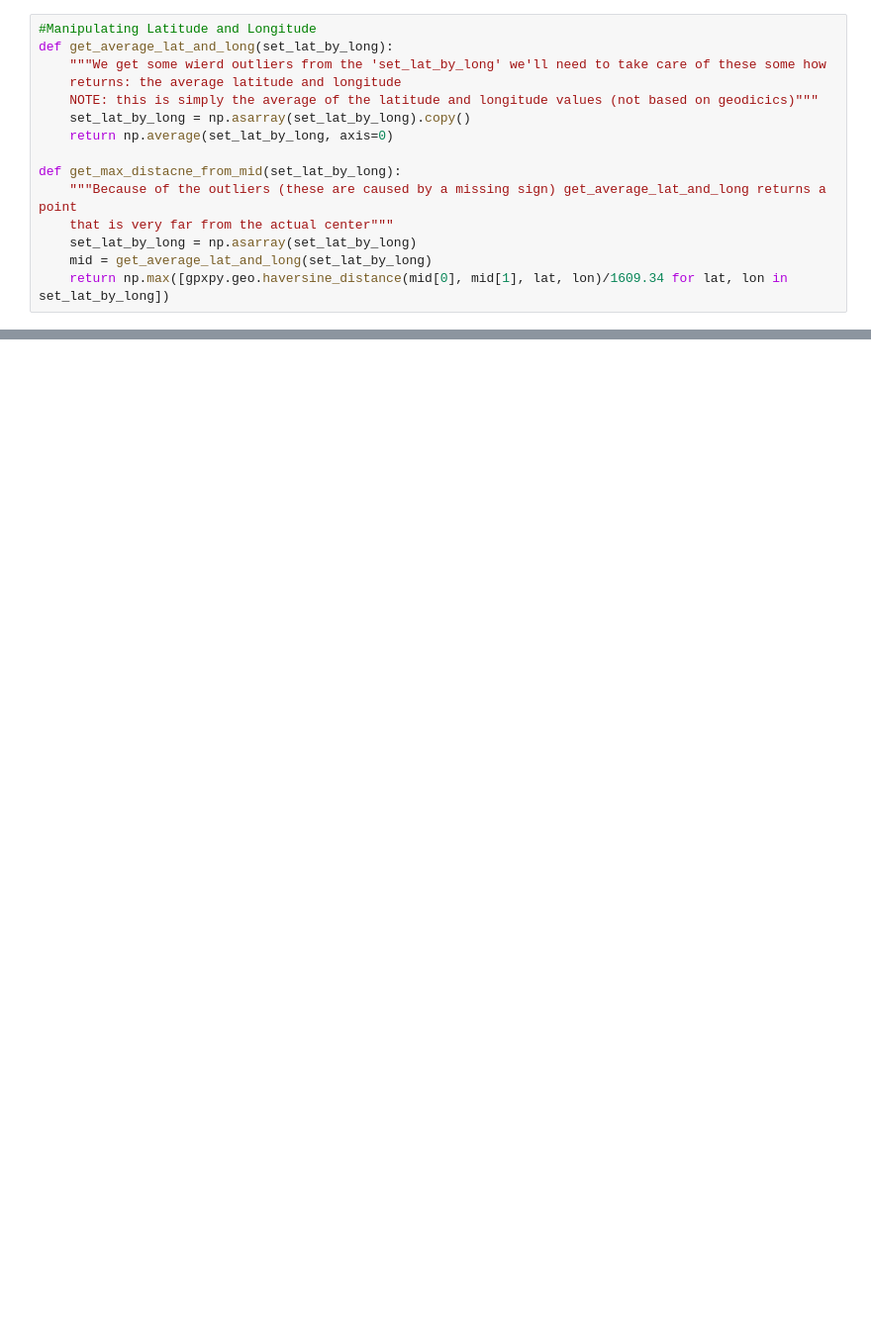
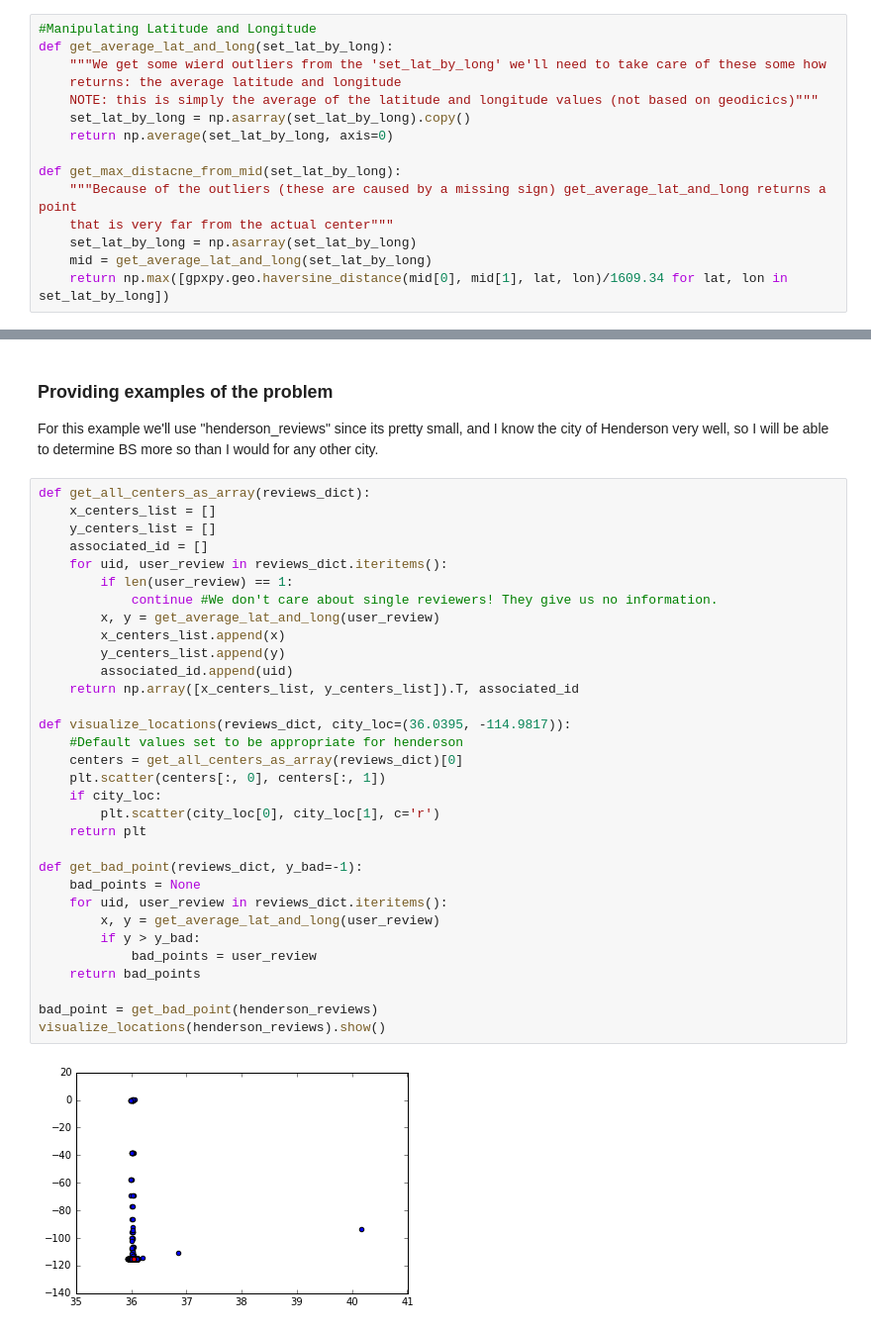
Before and after one commit to smwade/Yelp-Prediction, a Jupyter notebook: luke/Machine Learning Method.ipynb, the cells around one changed output, grey strips where cells are left out. Shown: that part at 99% size. Drawn from its saved outputs; the diff is of its cells as text; blank space fills up the shorter version.

```diff
--- a/luke/Machine Learning Method.ipynb
+++ b/luke/Machine Learning Method.ipynb
@@ -40,0 +60,37 @@ def get_max_distacne_from_mid(set_lat_by_long):
+# %% [markdown]
+### Providing examples of the problem
+For this example we'll use "henderson_reviews" since its pretty small, and I know the city of Henderson very well, so I will be able to determine BS more so than I would for any other city.
+# %%
+def get_all_centers_as_array(reviews_dict):
+    x_centers_list = []
+    y_centers_list = []
+    associated_id = []
+    for uid, user_review in reviews_dict.iteritems():
+        if len(user_review) == 1:
+            continue #We don't care about single reviewers! They give us no information.
+        x, y = get_average_lat_and_long(user_review)
+        x_centers_list.append(x)
+        y_centers_list.append(y)
+        associated_id.append(uid)
+    return np.array([x_centers_list, y_centers_list]).T, associated_id
+
+def visualize_locations(reviews_dict, city_loc=(36.0395, -114.9817)):
+    #Default values set to be appropriate for henderson
+    centers = get_all_centers_as_array(reviews_dict)[0]
+    plt.scatter(centers[:, 0], centers[:, 1])
+    if city_loc:
+        plt.scatter(city_loc[0], city_loc[1], c='r')
+    return plt
+
+def get_bad_point(reviews_dict, y_bad=-1):
+    bad_points = None
+    for uid, user_review in reviews_dict.iteritems():
+        x, y = get_average_lat_and_long(user_review)
+        if y > y_bad:
+            bad_points = user_review
+    return bad_points
+
+bad_point = get_bad_point(henderson_reviews)
+visualize_locations(henderson_reviews).show()
+# %% [output]
+[figure, added]
```
Also changed, not shown: parts of 46 cells of this notebook, 6 other files.
